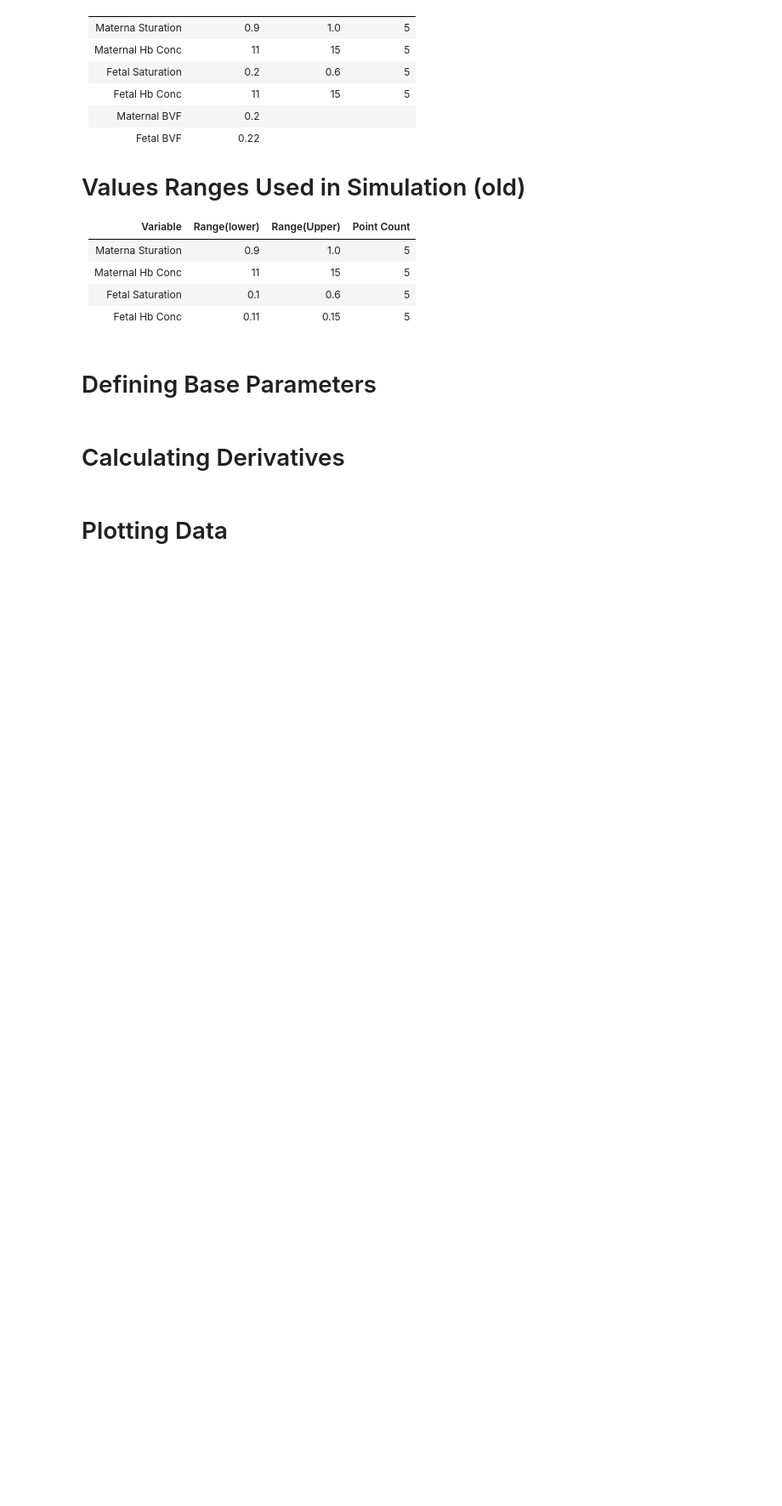
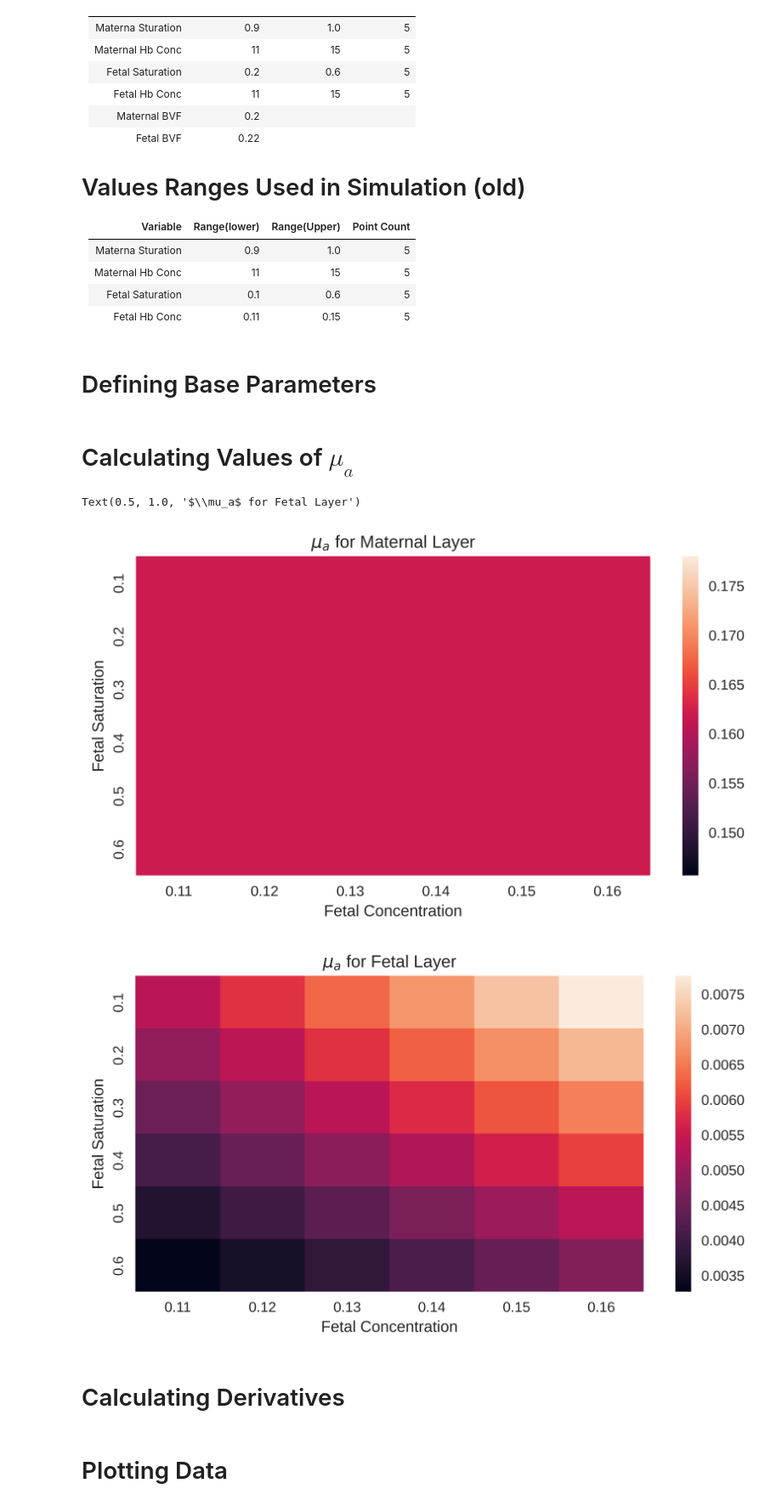
Before and after one commit to dip987/tfo_sensitivity, a Jupyter notebook: notebooks/Jacobian_approach(mu_a).ipynb, the cells around one changed output. Shown at 85% size. Cells and saved outputs as stored; diff of their text form; code cells hidden in the pictures; blank space fills up the shorter version.

```diff
--- a/notebooks/Jacobian_approach(mu_a).ipynb
+++ b/notebooks/Jacobian_approach(mu_a).ipynb
@@ -65,0 +67,2 @@ mu_a_eqn = PartialBloodJacobianMuAEqn(0.2, 0.1, 0.75, 0.2, 0.1, 0.75)    # How t
+# %% [markdown]
+# Calculating Values of $\mu_a$
@@ -66,3 +96,19 @@ mu_a_eqn = PartialBloodJacobianMuAEqn(0.2, 0.1, 0.75, 0.2, 0.1, 0.75)    # How t
+# %%
+# Plot Mu (Mom & Fetus)
+mom_data_table : pd.DataFrame = mu_data_table[mu_data_table['Type'] == 'mom']
+fetus_data_table : pd.DataFrame= mu_data_table[mu_data_table['Type'] == 'fetus']
+
+plt.figure(figsize=(FIG_WIDTH, FIG_HEIGHT))
+sns.heatmap(mom_data_table.pivot(index='Fetal Saturation', columns='Fetal Concentration', values='MuA'))
+plt.title('$\mu_a$ for Maternal Layer')
+
+plt.figure(figsize=(FIG_WIDTH, FIG_HEIGHT))
+sns.heatmap(fetus_data_table.pivot(index='Fetal Saturation', columns='Fetal Concentration', values='MuA'))
+plt.title('$\mu_a$ for Fetal Layer')
+# %% [output]
+Text(0.5, 1.0, '$\\mu_a$ for Fetal Layer')
+[figure, added]
+[figure, added]
 # %% [markdown]
 # Calculating Derivatives
 # %%
```
Also changed, not shown: parts of 4 cells of this notebook, 6 other files.
